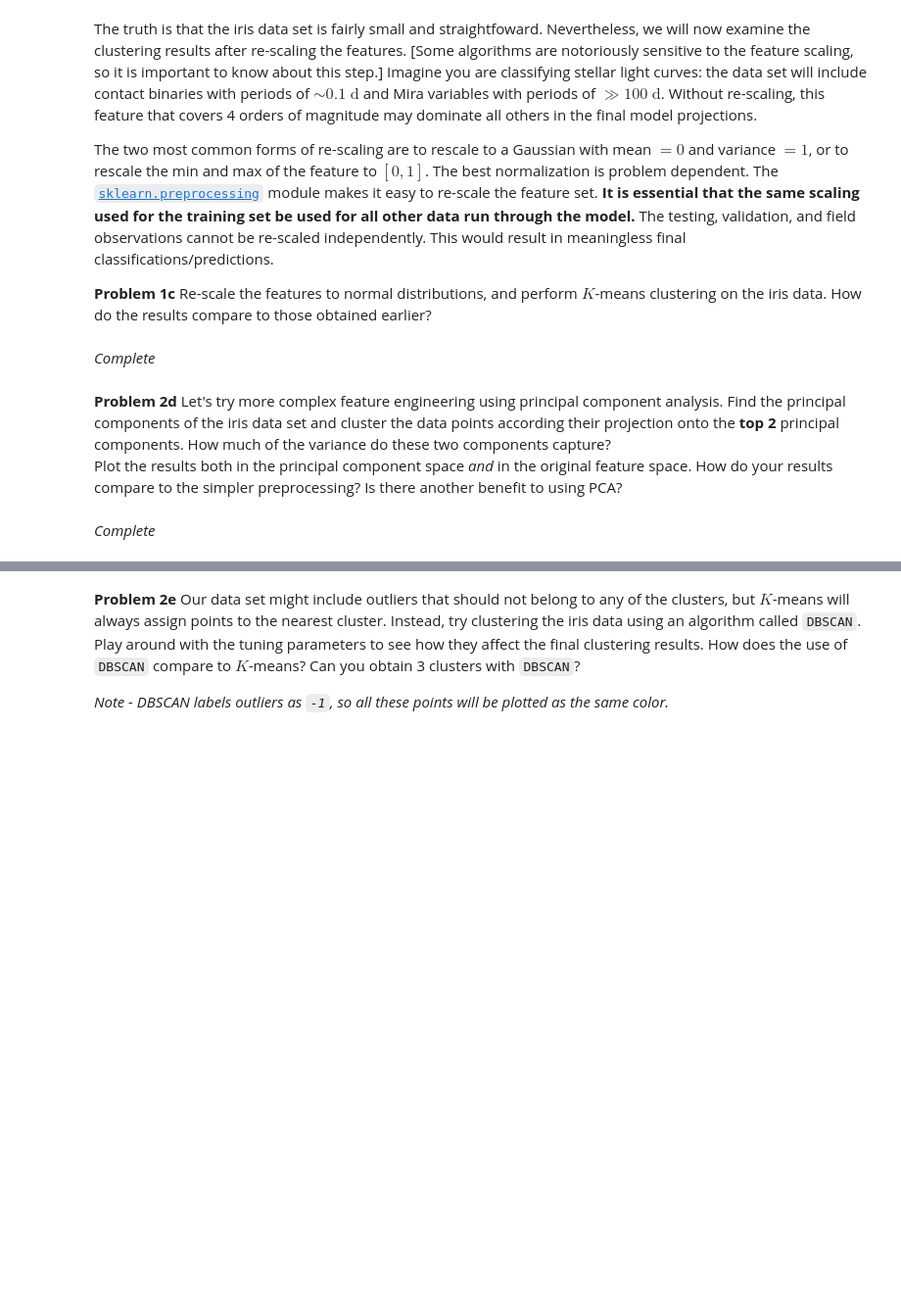
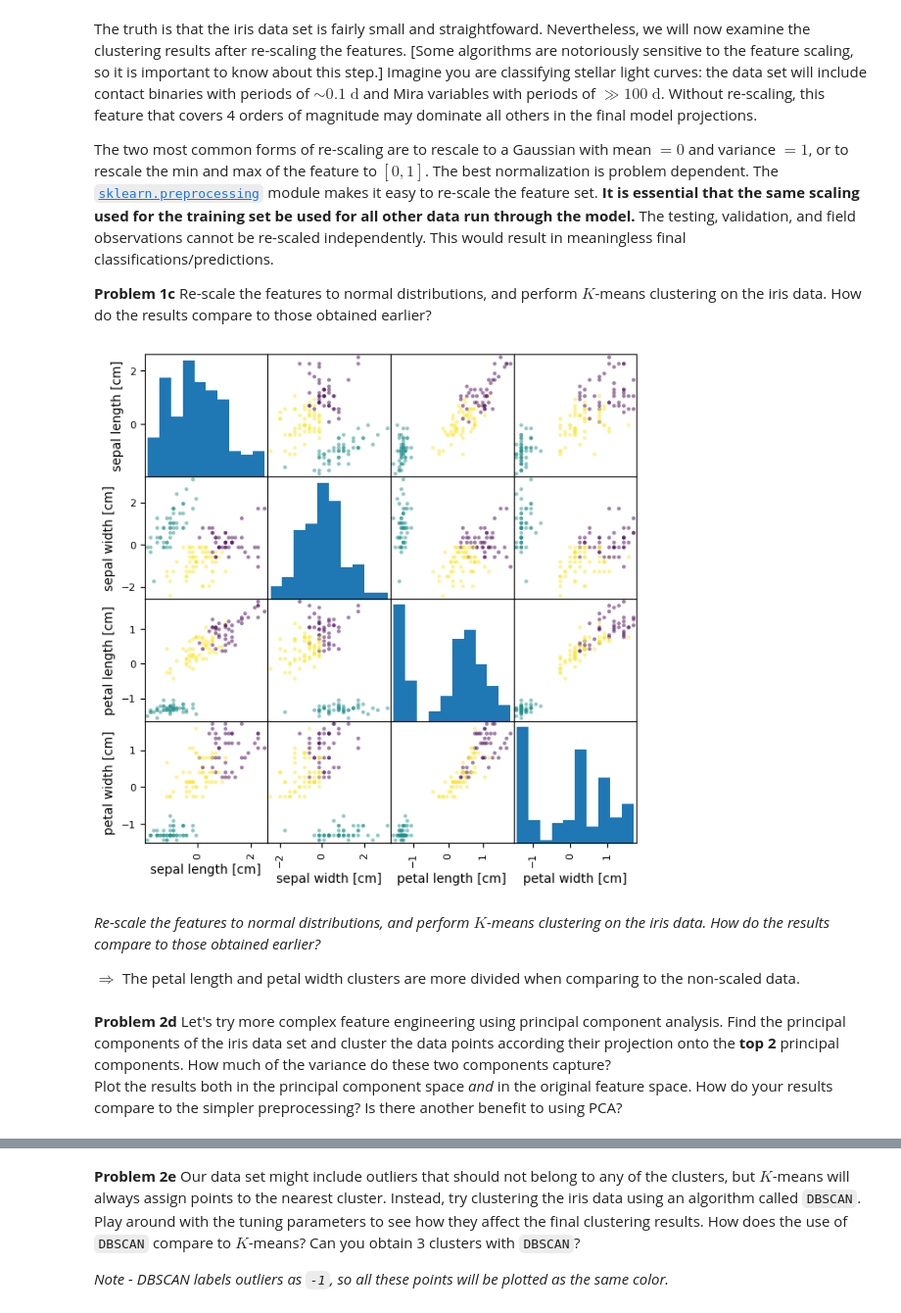
Before and after one commit to ASTR154/clustering, a Jupyter notebook: clustering.ipynb, the cells around one changed output, grey strips where cells are left out. Shown at 98% size. Saved outputs shown, nothing was run; the diff lists cells and outputs as text; code cells hidden in the pictures; blank space fills up the shorter version.

```diff
--- a/clustering.ipynb
+++ b/clustering.ipynb
@@ -109,5 +91,22 @@ from sklearn.preprocessing import StandardScaler
-# %% [markdown]
-*Complete*
+# %%
+from sklearn.preprocessing import StandardScaler
+
+scaler = StandardScaler()
+scaled_iris_data = scaler.fit_transform(iris_data)
+
+kmeans = KMeans(n_clusters=3)
+kmeans.fit(scaled_iris_data)
+clusters =  kmeans.predict(scaled_iris_data)
+
+df = pd.DataFrame(scaled_iris_data,columns=['sepal length [cm]','sepal width [cm]','petal length [cm]','petal width [cm]'])
+pd.plotting.scatter_matrix(df, c=clusters, alpha=0.5, figsize=(7,7))
+plt.show()
+# %% [output]
+[figure, added]
+# %% [markdown]
+*Re-scale the features to normal distributions, and perform $K$-means clustering on the iris data. How do the results compare to those obtained earlier?*
+
+$\Rightarrow$ The petal length and petal width clusters are more divided when comparing to the non-scaled data.
 # %% [markdown]
 **Problem 2d** Let's try more complex feature engineering using principal component analysis. Find the principal components of the iris data set and cluster the data points according their projection onto the **top 2** principal components. How much of the variance do these two components capture?
 Plot the results both in the principal component space *and* in the original feature space. How do your results compare to the simpler preprocessing? Is there another benefit to using PCA?
@@ -130,2 +112,0 @@ from sklearn.decomposition import PCA
-# %% [markdown]
-*Complete*
```
Also changed, not shown: parts of 18 cells of this notebook.
